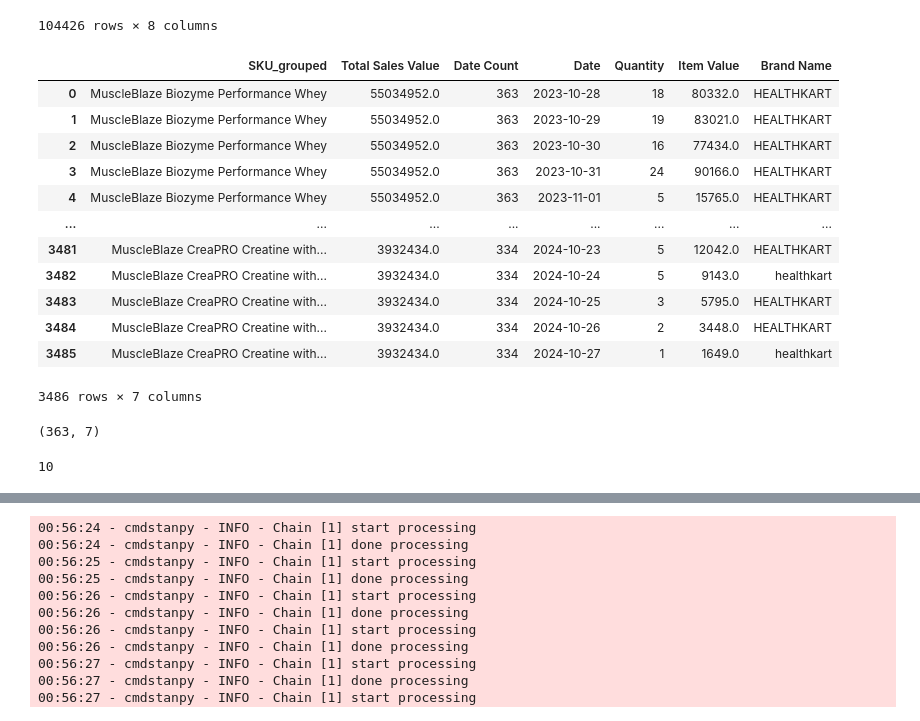
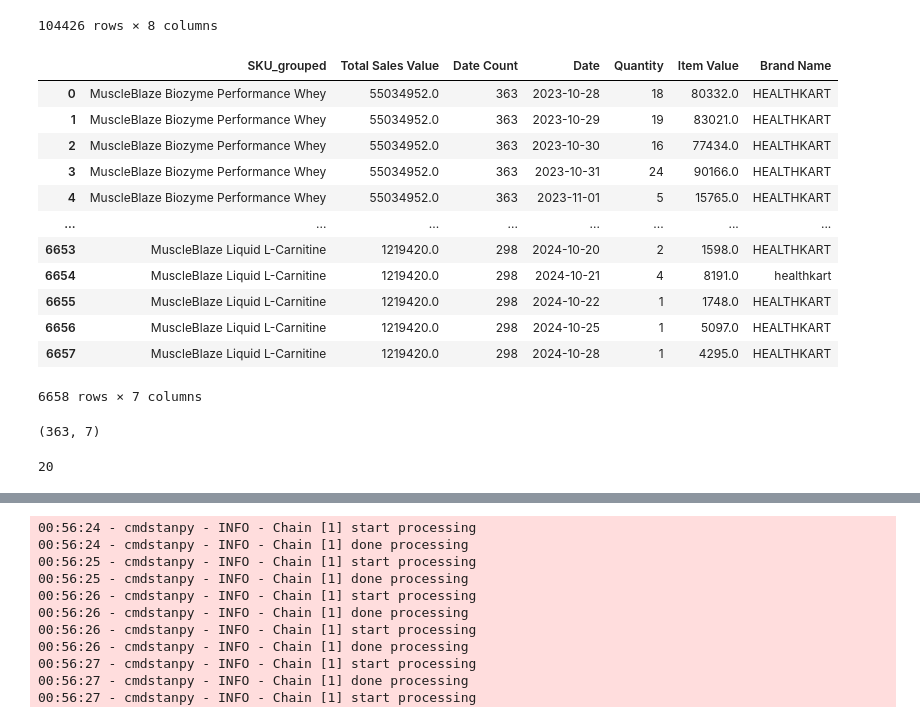
Before and after one commit to Dimpleraj1991/PicknDal, a Jupyter notebook: Day_forecastor.ipynb, the cells around one changed output, grey strips where cells are left out. Drawn from its saved outputs; the diff is of its cells as text; code cells hidden in the pictures.

```diff
--- a/Day_forecastor.ipynb
+++ b/Day_forecastor.ipynb
@@ -11,7 +11,7 @@ import numpy as np
 from xgboost import plot_importance
 import matplotlib.pyplot as plt
 # %%
-sales_file="Data/brand details last 1 year.xlsx"
+sales_file="../../Data/brand details last 1 year.xlsx"
 sales_data=pd.read_excel(sales_file,sheet_name='Healthkart')
 sales_data['SKU_grouped']=sales_data['SKU Name'].str.split(',',expand=True)[0]
 sales_data
@@ -32,32 +32,32 @@ sales_data
 # %%
 sales_data['SKU Name']=sales_data['SKU Name'].str.split('_')
 sales_data=sales_data.explode('SKU Name',ignore_index=True)
 sales_data['SKU_grouped']=sales_data['SKU Name'].str.split(',',expand=True)[0]
 sales_data['Order Date & Time']=pd.to_datetime(sales_data['Order Date & Time'])
 sales_data['Date']=sales_data['Order Date & Time'].dt.date
 sales_data_grouped=sales_data.groupby(['SKU_grouped','Date']).agg({'Quantity':'sum',"Item Value":"sum","Brand Name":"first"}).reset_index()
 sales_data_grouped=sales_data_grouped.sort_values('Date')
 sales_data_grouped_select=sales_data.groupby(['SKU_grouped']).agg({'Item Value':'sum',"Date":'nunique'}).reset_index()
 
 sales_data_grouped_select=sales_data_grouped_select.rename(columns={'Item Value': 'Total Sales Value',"Date":'Date Count'})
 sales_data_grouped_select=sales_data_grouped_select.sort_values(by=['Date Count'],ascending=[False])
-sales_data_grouped_select=sales_data_grouped_select.head(10)
+sales_data_grouped_select=sales_data_grouped_select.head(20)
 sales_data_grouped_select=sales_data_grouped_select.merge(sales_data_grouped,on='SKU_grouped',how='left')
 sales_data_grouped_select
 # %% [output]
 |  | SKU_grouped | Total Sales Value | Date Count | Date | Quantity | Item Value | Brand Name |
 | 0 | MuscleBlaze Biozyme Performance Whey | 55034952.0 | 363 | 2023-10-28 | 18 | 80332.0 | HEALTHKART |
 | 1 | MuscleBlaze Biozyme Performance Whey | 55034952.0 | 363 | 2023-10-29 | 19 | 83021.0 | HEALTHKART |
 | 2 | MuscleBlaze Biozyme Performance Whey | 55034952.0 | 363 | 2023-10-30 | 16 | 77434.0 | HEALTHKART |
 | 3 | MuscleBlaze Biozyme Performance Whey | 55034952.0 | 363 | 2023-10-31 | 24 | 90166.0 | HEALTHKART |
 | 4 | MuscleBlaze Biozyme Performance Whey | 55034952.0 | 363 | 2023-11-01 | 5 | 15765.0 | HEALTHKART |
 | ... | ... | ... | ... | ... | ... | ... | ... |
-| 3481 | MuscleBlaze CreaPRO Creatine with... | 3932434.0 | 334 | 2024-10-23 | 5 | 12042.0 | HEALTHKART |
-| 3482 | MuscleBlaze CreaPRO Creatine with... | 3932434.0 | 334 | 2024-10-24 | 5 | 9143.0 | healthkart |
-| 3483 | MuscleBlaze CreaPRO Creatine with... | 3932434.0 | 334 | 2024-10-25 | 3 | 5795.0 | HEALTHKART |
-| 3484 | MuscleBlaze CreaPRO Creatine with... | 3932434.0 | 334 | 2024-10-26 | 2 | 3448.0 | HEALTHKART |
-| 3485 | MuscleBlaze CreaPRO Creatine with... | 3932434.0 | 334 | 2024-10-27 | 1 | 1649.0 | healthkart |
+| 6653 | MuscleBlaze Liquid L-Carnitine | 1219420.0 | 298 | 2024-10-20 | 2 | 1598.0 | HEALTHKART |
+| 6654 | MuscleBlaze Liquid L-Carnitine | 1219420.0 | 298 | 2024-10-21 | 4 | 8191.0 | healthkart |
+| 6655 | MuscleBlaze Liquid L-Carnitine | 1219420.0 | 298 | 2024-10-22 | 1 | 1748.0 | HEALTHKART |
+| 6656 | MuscleBlaze Liquid L-Carnitine | 1219420.0 | 298 | 2024-10-25 | 1 | 5097.0 | HEALTHKART |
+| 6657 | MuscleBlaze Liquid L-Carnitine | 1219420.0 | 298 | 2024-10-28 | 1 | 4295.0 | HEALTHKART |
-3486 rows × 7 columns
+6658 rows × 7 columns
 # %%
 sales_data_grouped_select[sales_data_grouped_select['SKU_grouped']=="MuscleBlaze Biozyme Performance Whey"].shape
 # %% [output]
@@ -66,7 +66,7 @@ sales_data_grouped_select[sales_data_grouped_select['SKU_grouped']=="MuscleBlaze
 sales_data_grouped_select=sales_data_grouped_select.sort_values('Date')
 sales_data_grouped_select["SKU_grouped"].nunique()
 # %% [output]
-10
+20
 # %%
 
 # Define date range
```
Also changed, not shown: parts of 13 cells of this notebook.
